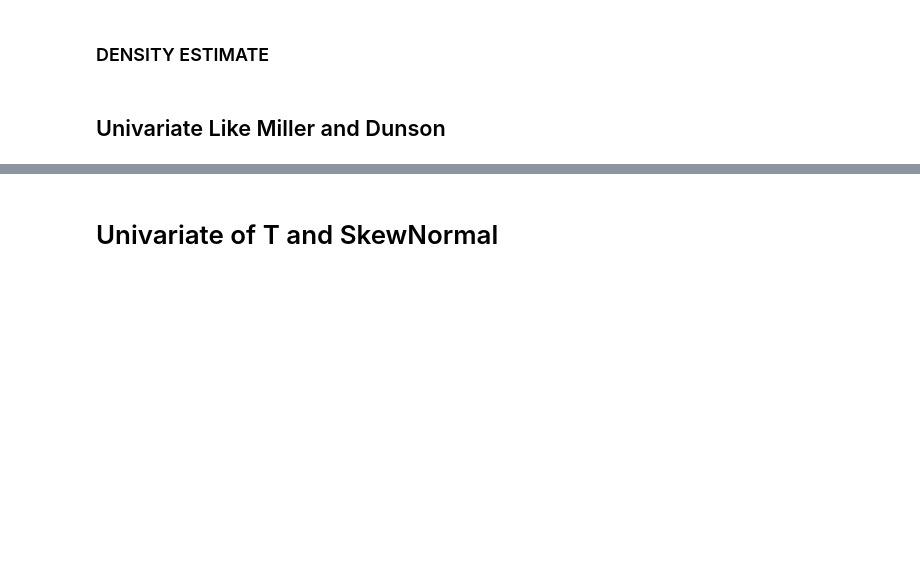
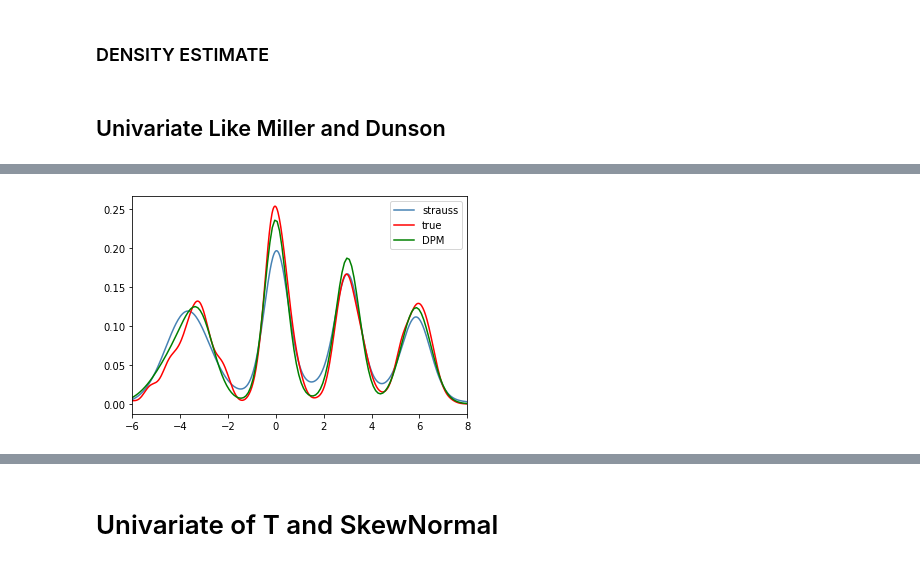
Before and after one commit to LGhilotti/pp_mix, a Jupyter notebook: Plots.ipynb, the cells around one changed output, grey strips where cells are left out. Saved outputs shown, nothing was run; the diff lists cells and outputs as text; code cells hidden in the pictures; blank space fills up the shorter version.

```diff
--- a/Plots.ipynb
+++ b/Plots.ipynb
@@ -284 +330,11 @@ plt.plot(xgrid, np.mean(dens, axis=0))
+# %%
+bnpmix_estimate = np.loadtxt("data/data_univ_miller_dunson_dens_bnpmix.txt")
+plt.plot(xgrid, np.mean(dens, axis=0), color="steelblue", label="strauss")
+plt.plot(xgrid, f_eval, color="red", label="true")
+plt.plot(np.linspace(-10, 10, 200), np.mean(bnpmix_estimate, axis=0), color="green", label="DPM")
+plt.xlim(-6, 8)
+plt.legend()
+plt.savefig("images/data_univ_miller_dunson_dens_estimate.pdf")
+# %% [output]
+[figure, added]
 # %%
```
Also changed, not shown: parts of 13 cells of this notebook.
